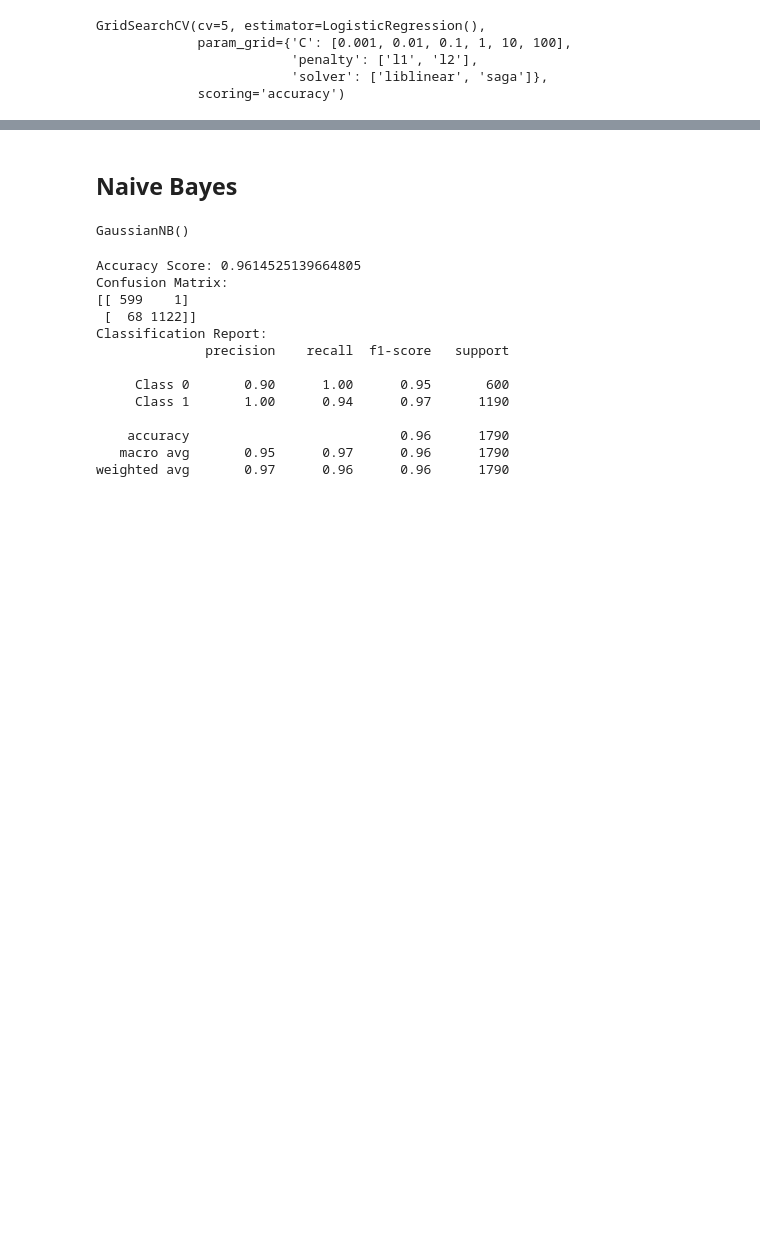
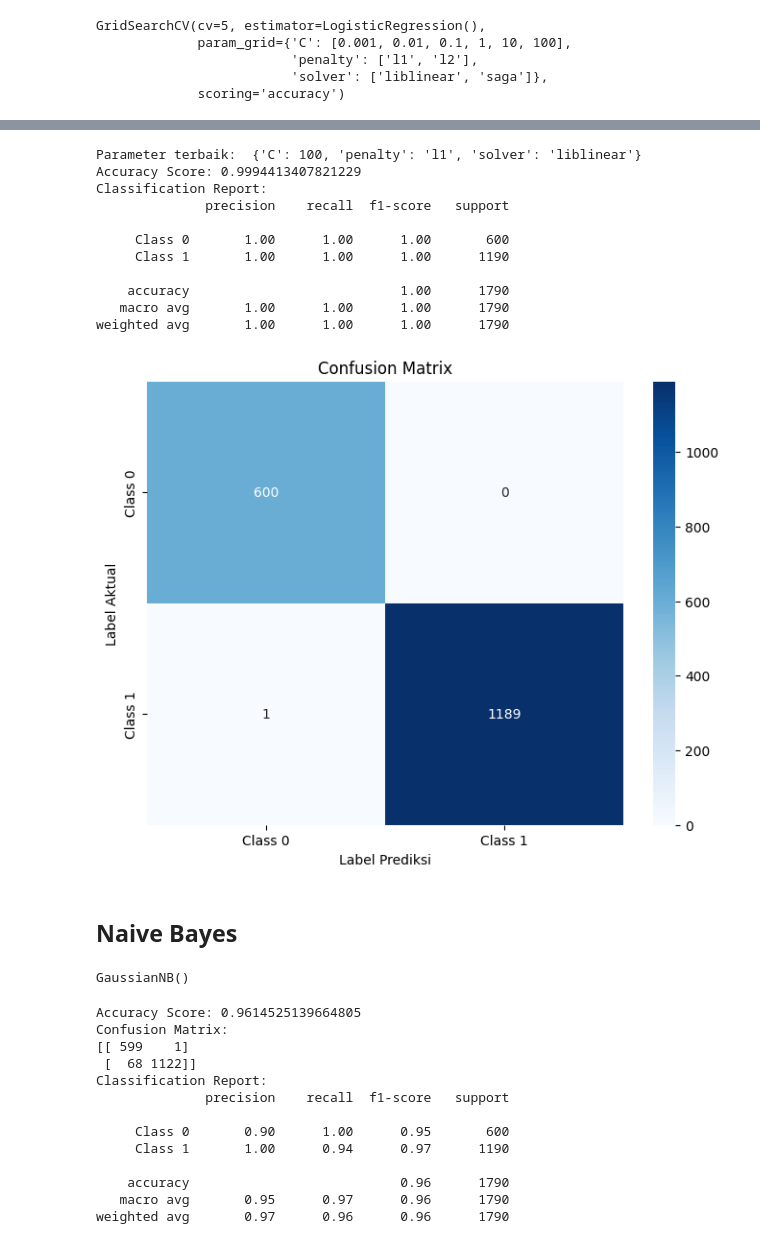
Before and after one commit to KevinAlthaf/KevinAlthaf-DataMining_CreditCard_TugasBesar, a Jupyter notebook: notebook-kelompok-6-credit-card-dataset.ipynb, the cells around one changed output, grey strips where cells are left out. Saved outputs shown, nothing was run; the diff lists cells and outputs as text; code cells hidden in the pictures; blank space fills up the shorter version.

```diff
--- a/notebook-kelompok-6-credit-card-dataset.ipynb
+++ b/notebook-kelompok-6-credit-card-dataset.ipynb
@@ -447,3 +481,39 @@ Skor akurasi terbaik:  0.9990223463687151
+# %%
+import matplotlib.pyplot as plt
+import seaborn as sns
+from sklearn.metrics import accuracy_score, confusion_matrix, classification_report
+
+y_pred_logreg = grid_search_logreg.predict(X_test)
+accuracy = accuracy_score(y_test, y_pred_logreg)
+conf_matrix = confusion_matrix(y_test, y_pred_logreg)
+target_names = ['Class 0', 'Class 1']
+class_report = classification_report(y_test, y_pred_logreg, target_names=target_names)
+
+print("Parameter terbaik: ", grid_search_logreg.best_params_)
+
+print(f"Accuracy Score: {accuracy}")
+print("Classification Report:")
+print(class_report)
+
+plt.figure(figsize=(8, 6))
+sns.heatmap(conf_matrix, annot=True, fmt='d', cmap='Blues', xticklabels=target_names, yticklabels=target_names)
+plt.title('Confusion Matrix')
+plt.xlabel('Label Prediksi')
+plt.ylabel('Label Aktual')
+plt.show()
+# %% [output]
+Parameter terbaik:  {'C': 100, 'penalty': 'l1', 'solver': 'liblinear'}
+Accuracy Score: 0.9994413407821229
+Classification Report:
+              precision    recall  f1-score   support
+
+     Class 0       1.00      1.00      1.00       600
+     Class 1       1.00      1.00      1.00      1190
+
+    accuracy                           1.00      1790
+   macro avg       1.00      1.00      1.00      1790
+weighted avg       1.00      1.00      1.00      1790
+[figure, added]
 # %% [markdown]
 ## Naive Bayes
 # %%
```
Also changed, not shown: parts of 8 cells of this notebook, 4 other files.
